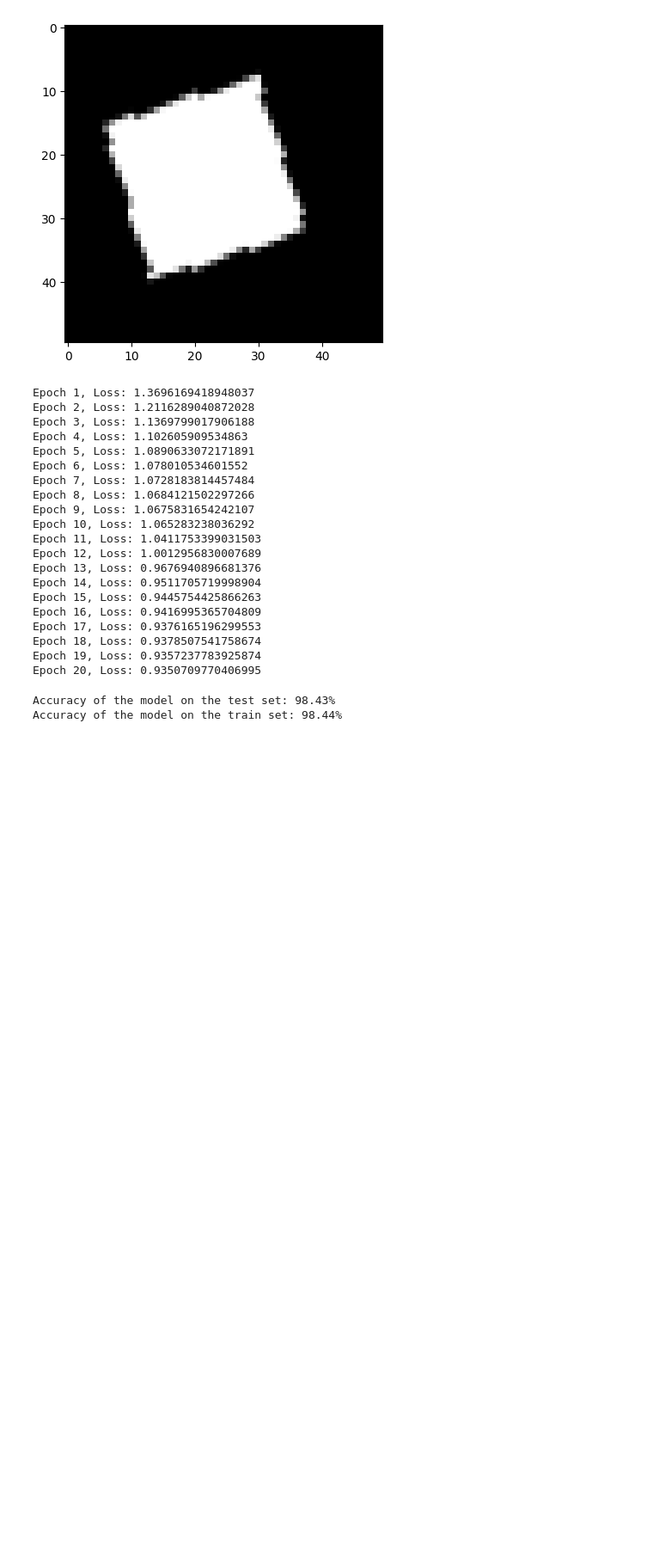
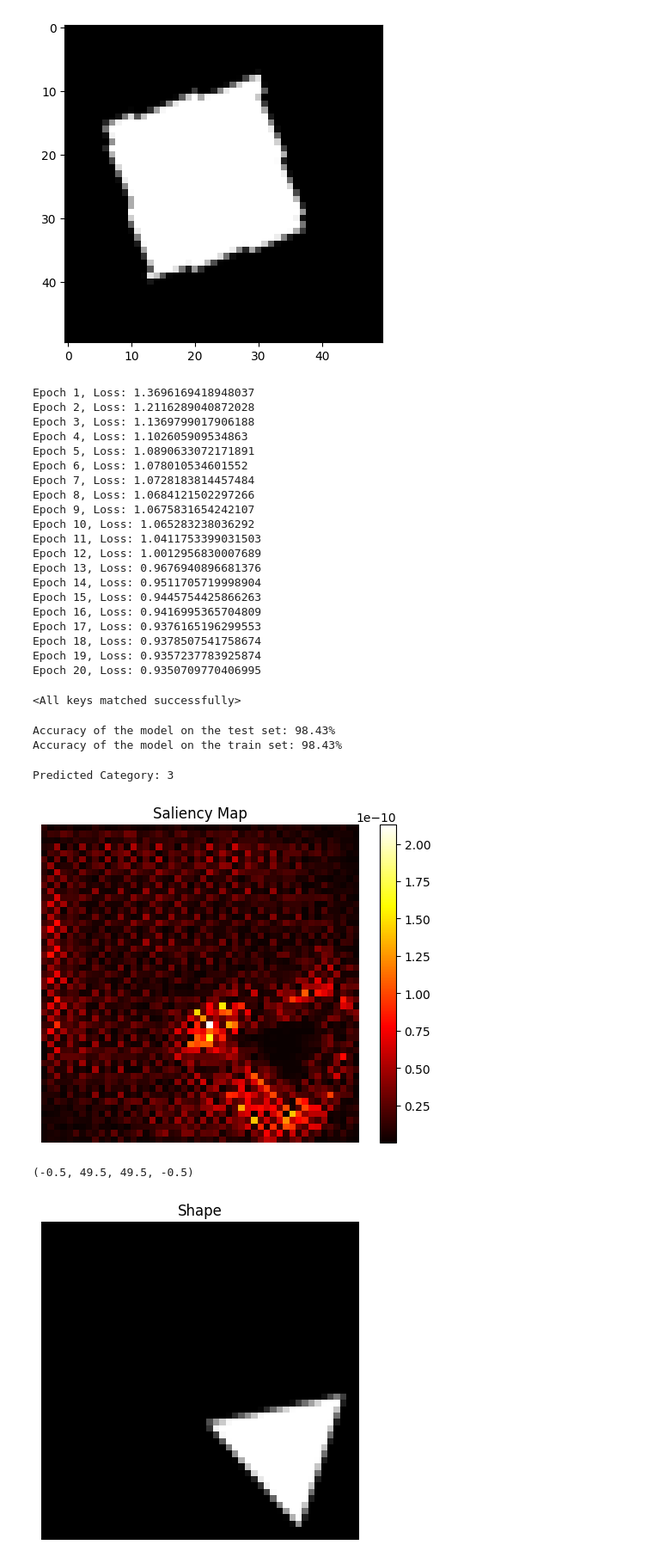
Before and after one commit to augustasbu/Flatland, a Jupyter notebook: Augustas__Butėnas_Flatland.ipynb, the cells around one changed output. Shown at 86% size. Drawn from its saved outputs; the diff is of its cells as text; code cells hidden in the pictures; blank space fills up the shorter version.

```diff
--- a/Augustas__Butėnas_Flatland.ipynb
+++ b/Augustas__Butėnas_Flatland.ipynb
@@ -147,7 +147,13 @@ Epoch 17, Loss: 0.9376165196299553
 Epoch 18, Loss: 0.9378507541758674
 Epoch 19, Loss: 0.9357237783925874
 Epoch 20, Loss: 0.9350709770406995
+# %%
+#Loading in model from file uploaded in github
+snet.load_state_dict(torch.load('cnn_model.pth'))
+# %% [output]
+<All keys matched successfully>
 # %%
+# Calculating accuracy
 snet.eval()
 correct = 0
 total = 0
@@ -176,4 +182,4 @@ accuracy = 100 * correct / total
 print(f'Accuracy of the model on the train set: {accuracy:.2f}%')
 # %% [output]
 Accuracy of the model on the test set: 98.43%
-Accuracy of the model on the train set: 98.44%
+Accuracy of the model on the train set: 98.43%
@@ -209,4 +190,45 @@ X_t = X_t / 255
 X_t_tensor = torch.tensor(X_t, dtype=torch.float32)
 X_t_tensor = X_t_tensor.to(device)
 X_t_tensor = X_t_tensor.unsqueeze(1)
+# %%
+#Saliency
+image = 7 #Select which image to plot
+
+X = X_t_tensor[image].unsqueeze(0)
+#X = X_train_tensor[image].unsqueeze(0)
+#X = X.to(device)
+
+X.requires_grad_()
+output = snet(X)
+class_idx = output.argmax(dim=1).item()
+# Prints the prediction
+predicted_category = class_idx + 2 if class_idx != 0 else 0
+print("Predicted Category:", predicted_category)
+
+# Compute gradients of the target class with respect to the input image
+snet.zero_grad()
+output[0, class_idx].backward()
+
+# Get absolute values of the gradients and remove any extra dimensions
+saliency, _ = torch.max(torch.abs(X.grad.data), dim=1)
+
+# Get absolute values of the gradients and remove any extra dimensions
+saliency = saliency.squeeze().cpu().numpy()
+# Plot the saliency map
+
+plt.imshow(saliency, cmap='hot')
+plt.colorbar()
+plt.title("Saliency Map")
+plt.axis('off')
+plt.show()
+
+#Plot original image
+plt.imshow(X.squeeze().cpu().detach().numpy(),cmap='gray')
+plt.title("Shape")
+plt.axis('off')
+# %% [output]
+Predicted Category: 3
+[figure, added]
+(-0.5, 49.5, 49.5, -0.5)
+[figure, added]
 # %%
```
Also changed, not shown: parts of 16 cells of this notebook.
